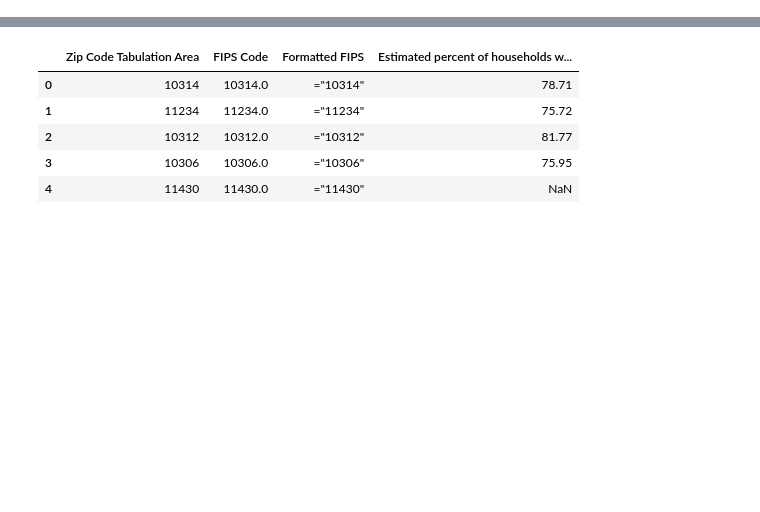
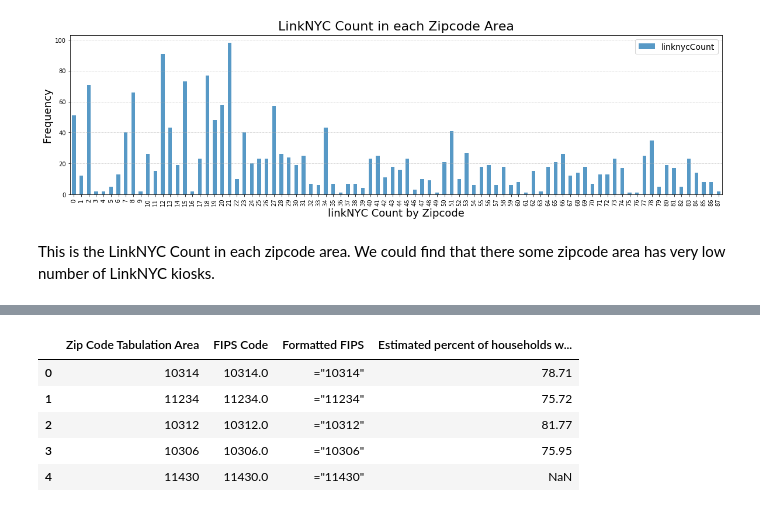
Before and after one commit to capstonelinknyc/311match, a Jupyter notebook: monthly_usage_with_311.ipynb, the cells around one changed output, grey strips where cells are left out. Saved outputs shown, nothing was run; the diff lists cells and outputs as text; code cells hidden in the pictures; blank space fills up the shorter version.

```diff
--- a/monthly_usage_with_311.ipynb
+++ b/monthly_usage_with_311.ipynb
@@ -21,0 +25,2 @@ Populating the interactive namespace from numpy and matplotlib
+# %%
+linkLocation = pd.read_csv("LinkNYC_Locations.csv")
@@ -21,0 +42,2 @@ Populating the interactive namespace from numpy and matplotlib
+# %%
+shapefileNYC = gpd.GeoDataFrame.from_file("ZIP_CODE_SHAPE/ZIP_CODE_040114.shp")
@@ -21,0 +80,12 @@ Populating the interactive namespace from numpy and matplotlib
+# %%
+linkLocation['lonlat'] = list(zip(linkLocation.Longitude,linkLocation.Latitude))
+linkLocation['geometry'] = linkLocation[['lonlat']].applymap(lambda x:shapely.geometry.Point(x))
+
+linkLocation = gpd.GeoDataFrame(linkLocation)
+linkLocation.crs = from_epsg(4326)
+
+linkLocation_ft = linkLocation.to_crs(epsg=2263)
+shapefileNYC_ft = shapefileNYC.to_crs(epsg=2263)
+# %%
+zipcodeCounts = gpd.sjoin(shapefileNYC_ft, linkLocation_ft).groupby('ZIPCODE').size().to_frame().rename(columns = {0: 'linknycCount'})
+zipcodeCounts.reset_index(inplace = True)
@@ -21,0 +101,18 @@ Populating the interactive namespace from numpy and matplotlib
+# %%
+fig = pl.figure(figsize = (20,5))
+ax = fig.add_subplot(111)
+
+zipcodeCounts.plot.bar(alpha=0.75, ax=ax)
+
+ax.set_title("LinkNYC Count in each Zipcode Area", fontsize=22, y=1.01)
+ax.set_xlabel("linkNYC Count by Zipcode", fontsize=18)
+ax.set_ylabel("Frequency", fontsize=18)
+
+
+pl.grid(linewidth=0.5, axis='y', linestyle='-.')
+pl.legend(fontsize=14)
+pl.show()
+# %% [output]
+[figure, added]
+# %% [markdown]
+This is the LinkNYC Count in each zipcode area. We could find that there some zipcode area has very low number of LinkNYC kiosks.
```
Also changed, not shown: parts of 57 cells of this notebook.
